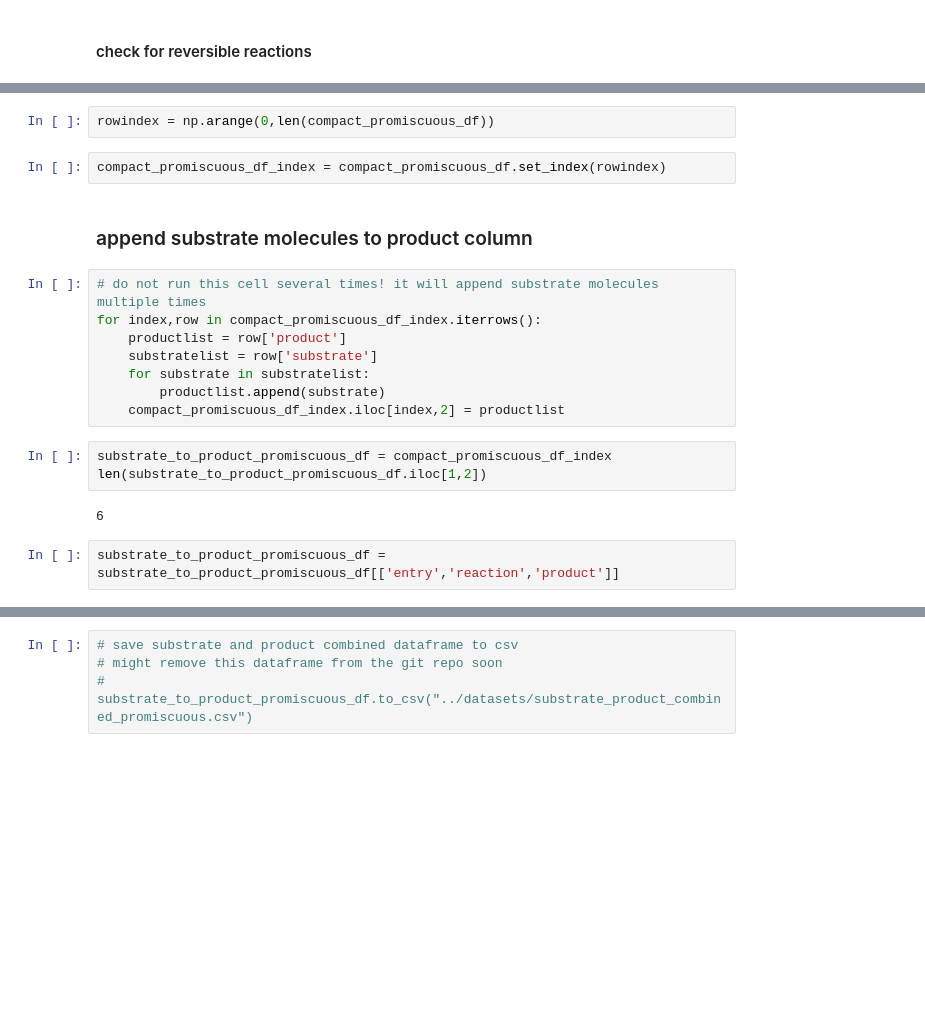
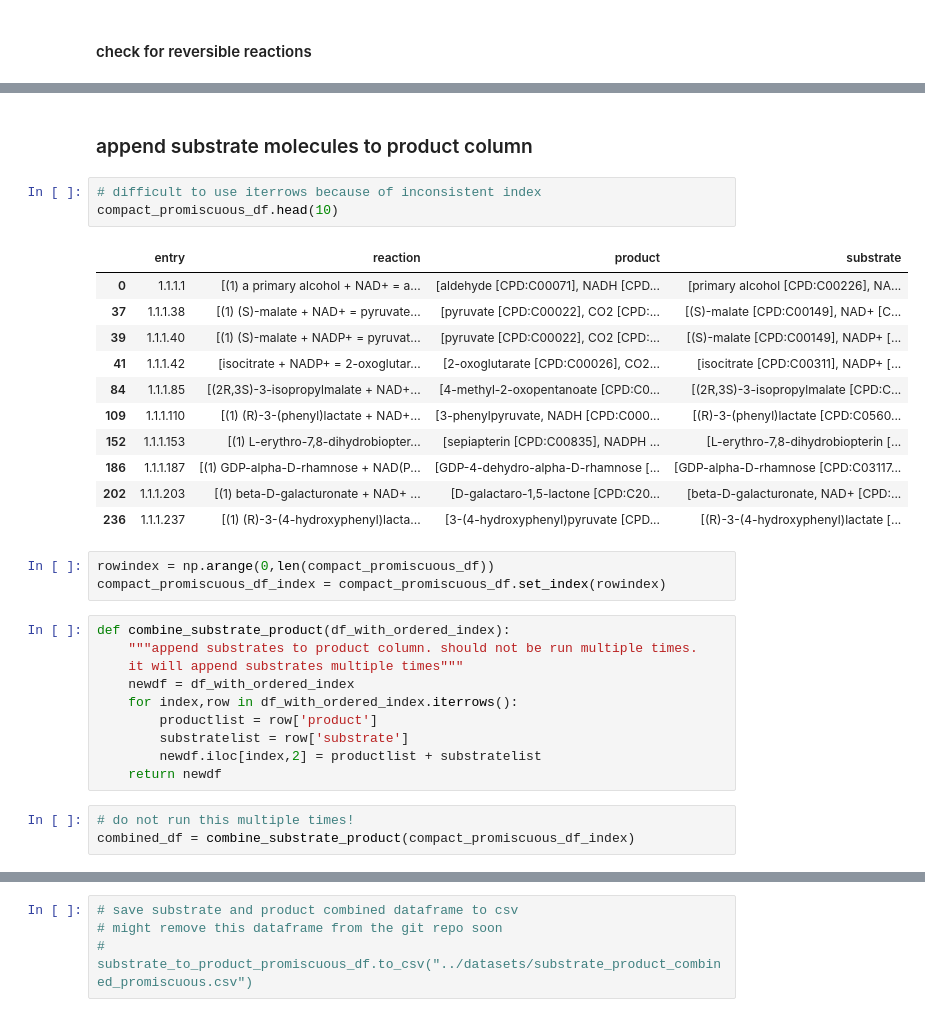
Before and after one commit to theicechol/metamoles, a Jupyter notebook: notebooks/KEGG_datacleaning.ipynb, the cells around one changed output, grey strips where cells are left out. Cells and saved outputs as stored; diff of their text form; blank space fills up the shorter version.

```diff
--- a/notebooks/KEGG_datacleaning.ipynb
+++ b/notebooks/KEGG_datacleaning.ipynb
@@ -69,23 +93,35 @@ len(reversible_reaction)
 # %% [output]
 1302
-# %%
-rowindex = np.arange(0,len(compact_promiscuous_df))
-# %%
-compact_promiscuous_df_index = compact_promiscuous_df.set_index(rowindex)
 # %% [markdown]
 ### append substrate molecules to product column
+# %%
+# difficult to use iterrows because of inconsistent index
+compact_promiscuous_df.head(10)
+# %% [output]
+|  | entry | reaction | product | substrate |
+| 0 | 1.1.1.1 | [(1) a primary alcohol + NAD+ = a... | [aldehyde [CPD:C00071], NADH [CPD... | [primary alcohol [CPD:C00226], NA... |
+| 37 | 1.1.1.38 | [(1) (S)-malate + NAD+ = pyruvate... | [pyruvate [CPD:C00022], CO2 [CPD:... | [(S)-malate [CPD:C00149], NAD+ [C... |
+| 39 | 1.1.1.40 | [(1) (S)-malate + NADP+ = pyruvat... | [pyruvate [CPD:C00022], CO2 [CPD:... | [(S)-malate [CPD:C00149], NADP+ [... |
+| 41 | 1.1.1.42 | [isocitrate + NADP+ = 2-oxoglutar... | [2-oxoglutarate [CPD:C00026], CO2... | [isocitrate [CPD:C00311], NADP+ [... |
+| 84 | 1.1.1.85 | [(2R,3S)-3-isopropylmalate + NAD+... | [4-methyl-2-oxopentanoate [CPD:C0... | [(2R,3S)-3-isopropylmalate [CPD:C... |
+| 109 | 1.1.1.110 | [(1) (R)-3-(phenyl)lactate + NAD+... | [3-phenylpyruvate, NADH [CPD:C000... | [(R)-3-(phenyl)lactate [CPD:C0560... |
+| 152 | 1.1.1.153 | [(1) L-erythro-7,8-dihydrobiopter... | [sepiapterin [CPD:C00835], NADPH ... | [L-erythro-7,8-dihydrobiopterin [... |
+| 186 | 1.1.1.187 | [(1) GDP-alpha-D-rhamnose + NAD(P... | [GDP-4-dehydro-alpha-D-rhamnose [... | [GDP-alpha-D-rhamnose [CPD:C03117... |
+| 202 | 1.1.1.203 | [(1) beta-D-galacturonate + NAD+ ... | [D-galactaro-1,5-lactone [CPD:C20... | [beta-D-galacturonate, NAD+ [CPD:... |
+| 236 | 1.1.1.237 | [(1) (R)-3-(4-hydroxyphenyl)lacta... | [3-(4-hydroxyphenyl)pyruvate [CPD... | [(R)-3-(4-hydroxyphenyl)lactate [... |
+# %%
+rowindex = np.arange(0,len(compact_promiscuous_df))
+compact_promiscuous_df_index = compact_promiscuous_df.set_index(rowindex)
 # %%
-# do not run this cell several times! it will append substrate molecules multiple times
-for index,row in compact_promiscuous_df_index.iterrows():
-    productlist = row['product']
-    substratelist = row['substrate']
-    for substrate in substratelist:
-        productlist.append(substrate)
-    compact_promiscuous_df_index.iloc[index,2] = productlist
+def combine_substrate_product(df_with_ordered_index):
+    """append substrates to product column. should not be run multiple times.
+    it will append substrates multiple times"""
+    newdf = df_with_ordered_index
+    for index,row in df_with_ordered_index.iterrows():
+        productlist = row['product']
+        substratelist = row['substrate']
+        newdf.iloc[index,2] = productlist + substratelist
+    return newdf
-# %%
-substrate_to_product_promiscuous_df = compact_promiscuous_df_index
-len(substrate_to_product_promiscuous_df.iloc[1,2])
-# %% [output]
-6
-# %%
-substrate_to_product_promiscuous_df = substrate_to_product_promiscuous_df[['entry','reaction','product']]
+# %%
+# do not run this multiple times!
+combined_df = combine_substrate_product(compact_promiscuous_df_index)
```
Also changed, not shown: parts of 46 cells of this notebook.
